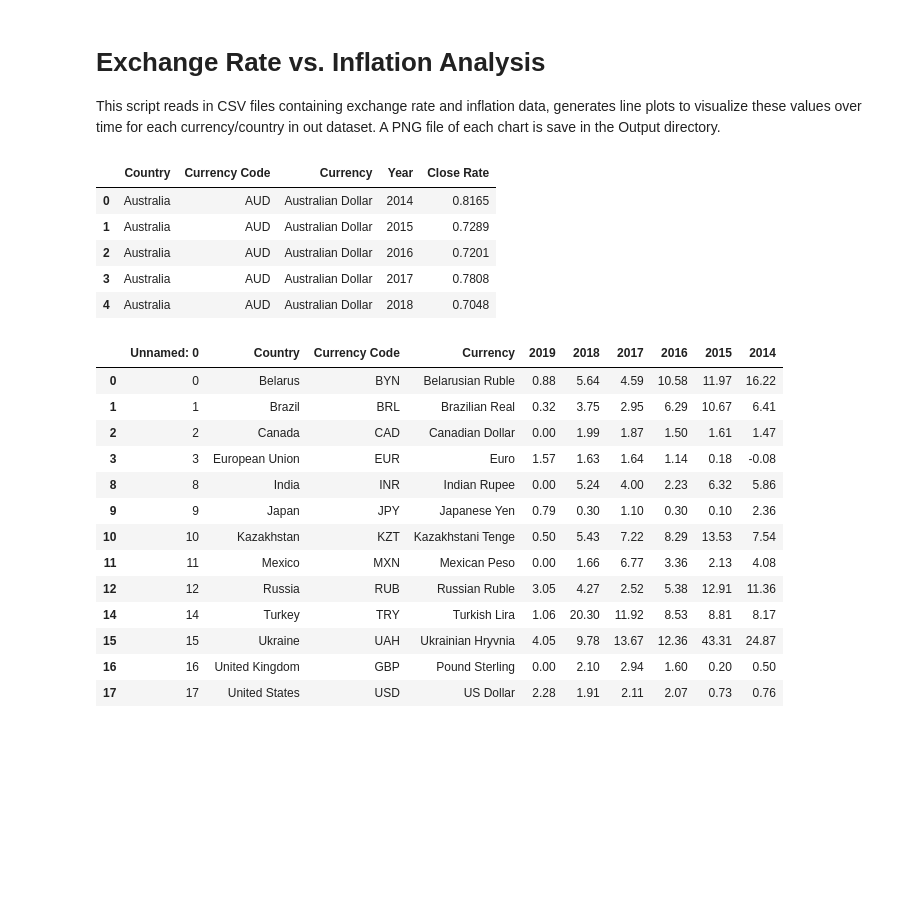
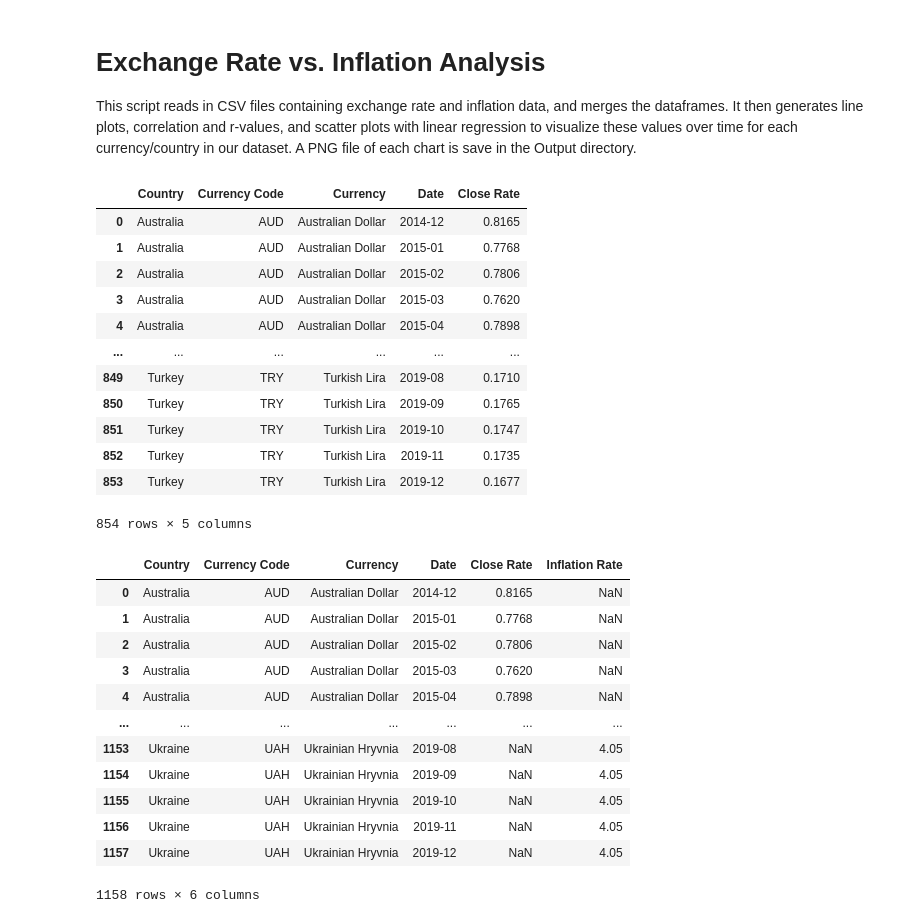
Before and after one commit to kmspitzer/Exchange-Rate-Project, a Jupyter notebook: ExchangeInflation_plots.ipynb, the cells around one changed output. Saved outputs shown, nothing was run; the diff lists cells and outputs as text; code cells hidden in the pictures; blank space fills up the shorter version.

```diff
--- a/ExchangeInflation_plots.ipynb
+++ b/ExchangeInflation_plots.ipynb
@@ -1,7 +1,7 @@
 # %% [markdown]
 # Exchange Rate vs. Inflation Analysis
 
-This script reads in CSV files containing exchange rate and inflation data, generates line plots to visualize these values over time for each currency/country in out dataset.  A PNG file of each chart is save in the Output directory.
+This script reads in CSV files containing exchange rate and inflation data, and merges the dataframes. It then generates line plots, correlation and r-values, and scatter plots with linear regression to visualize these values over time for each currency/country in our dataset.  A PNG file of each chart is save in the Output directory.
 # %%
 # set environment
 import pandas as pd
@@ -28,32 +32,39 @@ base_currency = base_country["currency_code"]
 # %%
 # read in exchange rate data and display the dataframe
 exchange_data = pd.read_csv(xchg_filename)
-exchange_data.head()
+exchange_data
 # %% [output]
-|  | Country | Currency Code | Currency | Year | Close Rate |
-| 0 | Australia | AUD | Australian Dollar | 2014 | 0.8165 |
-| 1 | Australia | AUD | Australian Dollar | 2015 | 0.7289 |
-| 2 | Australia | AUD | Australian Dollar | 2016 | 0.7201 |
-| 3 | Australia | AUD | Australian Dollar | 2017 | 0.7808 |
-| 4 | Australia | AUD | Australian Dollar | 2018 | 0.7048 |
+|  | Country | Currency Code | Currency | Date | Close Rate |
+| 0 | Australia | AUD | Australian Dollar | 2014-12 | 0.8165 |
+| 1 | Australia | AUD | Australian Dollar | 2015-01 | 0.7768 |
+| 2 | Australia | AUD | Australian Dollar | 2015-02 | 0.7806 |
+| 3 | Australia | AUD | Australian Dollar | 2015-03 | 0.7620 |
+| 4 | Australia | AUD | Australian Dollar | 2015-04 | 0.7898 |
+| ... | ... | ... | ... | ... | ... |
+| 849 | Turkey | TRY | Turkish Lira | 2019-08 | 0.1710 |
+| 850 | Turkey | TRY | Turkish Lira | 2019-09 | 0.1765 |
+| 851 | Turkey | TRY | Turkish Lira | 2019-10 | 0.1747 |
+| 852 | Turkey | TRY | Turkish Lira | 2019-11 | 0.1735 |
+| 853 | Turkey | TRY | Turkish Lira | 2019-12 | 0.1677 |
+854 rows × 5 columns
 # %%
-# read in exchange rate data, drop any rows with null data,
-# and display the dataframe
+# read in inflation data and display the dataframe
 inflation_data = pd.read_csv(infl_filename)
-inflation_data.dropna(how="any", inplace=True)
-inflation_data
-# %% [output]
-|  | Unnamed: 0 | Country | Currency Code | Currency | 2019 | 2018 | 2017 | 2016 | 2015 | 2014 |
-| 0 | 0 | Belarus | BYN | Belarusian Ruble | 0.88 | 5.64 | 4.59 | 10.58 | 11.97 | 16.22 |
-| 1 | 1 | Brazil | BRL | Brazilian Real | 0.32 | 3.75 | 2.95 | 6.29 | 10.67 | 6.41 |
-| 2 | 2 | Canada | CAD | Canadian Dollar | 0.00 | 1.99 | 1.87 | 1.50 | 1.61 | 1.47 |
-| 3 | 3 | European Union | EUR | Euro | 1.57 | 1.63 | 1.64 | 1.14 | 0.18 | -0.08 |
-| 8 | 8 | India | INR | Indian Rupee | 0.00 | 5.24 | 4.00 | 2.23 | 6.32 | 5.86 |
-| 9 | 9 | Japan | JPY | Japanese Yen | 0.79 | 0.30 | 1.10 | 0.30 | 0.10 | 2.36 |
-| 10 | 10 | Kazakhstan | KZT | Kazakhstani Tenge | 0.50 | 5.43 | 7.22 | 8.29 | 13.53 | 7.54 |
-| 11 | 11 | Mexico | MXN | Mexican Peso | 0.00 | 1.66 | 6.77 | 3.36 | 2.13 | 4.08 |
-| 12 | 12 | Russia | RUB | Russian Ruble | 3.05 | 4.27 | 2.52 | 5.38 | 12.91 | 11.36 |
-| 14 | 14 | Turkey | TRY | Turkish Lira | 1.06 | 20.30 | 11.92 | 8.53 | 8.81 | 8.17 |
-| 15 | 15 | Ukraine | UAH | Ukrainian Hryvnia | 4.05 | 9.78 | 13.67 | 12.36 | 43.31 | 24.87 |
-| 16 | 16 | United Kingdom | GBP | Pound Sterling | 0.00 | 2.10 | 2.94 | 1.60 | 0.20 | 0.50 |
-| 17 | 17 | United States | USD | US Dollar | 2.28 | 1.91 | 2.11 | 2.07 | 0.73 | 0.76 |
+# %%
+# merge dataframes matching country, currency, currency code and date
+analysis_data = pd.merge(exchange_data, inflation_data, on=["Country", "Currency", "Currency Code", "Date"], how="outer")
+analysis_data
+# %% [output]
+|  | Country | Currency Code | Currency | Date | Close Rate | Inflation Rate |
+| 0 | Australia | AUD | Australian Dollar | 2014-12 | 0.8165 | NaN |
+| 1 | Australia | AUD | Australian Dollar | 2015-01 | 0.7768 | NaN |
+| 2 | Australia | AUD | Australian Dollar | 2015-02 | 0.7806 | NaN |
+| 3 | Australia | AUD | Australian Dollar | 2015-03 | 0.7620 | NaN |
+| 4 | Australia | AUD | Australian Dollar | 2015-04 | 0.7898 | NaN |
+| ... | ... | ... | ... | ... | ... | ... |
+| 1153 | Ukraine | UAH | Ukrainian Hryvnia | 2019-08 | NaN | 4.05 |
+| 1154 | Ukraine | UAH | Ukrainian Hryvnia | 2019-09 | NaN | 4.05 |
+| 1155 | Ukraine | UAH | Ukrainian Hryvnia | 2019-10 | NaN | 4.05 |
+| 1156 | Ukraine | UAH | Ukrainian Hryvnia | 2019-11 | NaN | 4.05 |
+| 1157 | Ukraine | UAH | Ukrainian Hryvnia | 2019-12 | NaN | 4.05 |
+1158 rows × 6 columns
```
Also changed, not shown: parts of 5 cells of this notebook, 38 other files.
